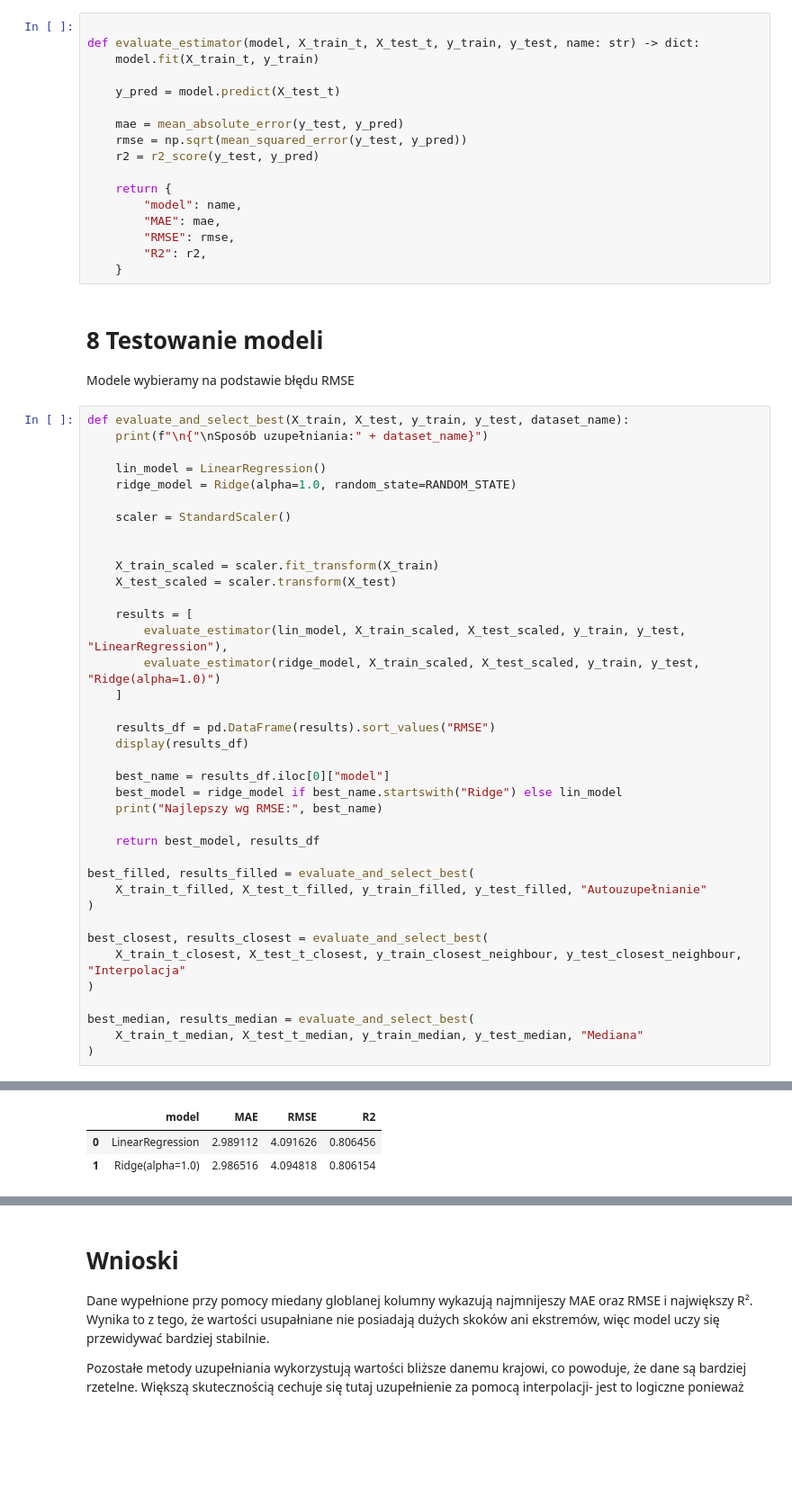
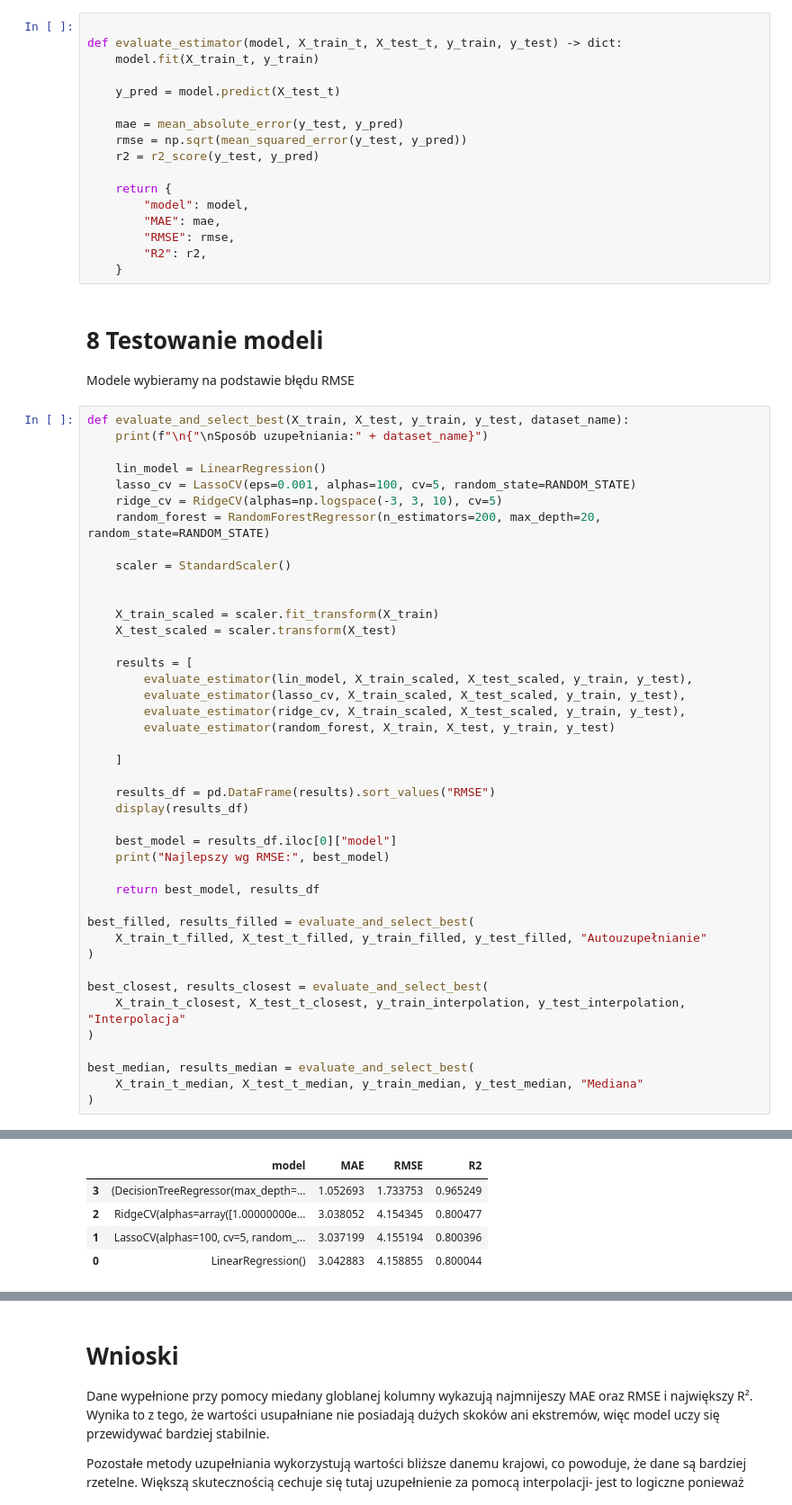
Before and after one commit to Paffeueq/data_mining_project, a Jupyter notebook: Life_Expectancy_Regression.ipynb, the cells around one changed output, grey strips where cells are left out. Shown at 90% size. Cells and saved outputs as stored; diff of their text form; blank space fills up the shorter version.

Commit message:
Dodano porównanie większej ilości modeli

```diff
--- a/Life_Expectancy_Regression.ipynb
+++ b/Life_Expectancy_Regression.ipynb
@@ -468,7 +469,7 @@ Następnie aby ocenić jakość modelu używamy:
 - R² – współczynnik determinacji- określa jaka część zmienności danych jest wyjaśniona przez model (im bliżej 1, tym lepiej).
 # %%
 
-def evaluate_estimator(model, X_train_t, X_test_t, y_train, y_test, name: str) -> dict:
+def evaluate_estimator(model, X_train_t, X_test_t, y_train, y_test) -> dict:
     model.fit(X_train_t, y_train)
 
     y_pred = model.predict(X_test_t)
@@ -478,7 +479,7 @@ def evaluate_estimator(model, X_train_t, X_test_t, y_train, y_test, name: str) -
     r2 = r2_score(y_test, y_pred)
 
     return {
-        "model": name,
+        "model": model,
         "MAE": mae,
         "RMSE": rmse,
         "R2": r2,
@@ -492,41 +493,47 @@ def evaluate_and_select_best(X_train, X_test, y_train, y_test, dataset_name):
     print(f"\n{"\nSposób uzupełniania:" + dataset_name}")
 
     lin_model = LinearRegression()
-    ridge_model = Ridge(alpha=1.0, random_state=RANDOM_STATE)
+    lasso_cv = LassoCV(eps=0.001, alphas=100, cv=5, random_state=RANDOM_STATE)
+    ridge_cv = RidgeCV(alphas=np.logspace(-3, 3, 10), cv=5)
+    random_forest = RandomForestRegressor(n_estimators=200, max_depth=20, random_state=RANDOM_STATE)
 
     scaler = StandardScaler()
 
 
     X_train_scaled = scaler.fit_transform(X_train)
     X_test_scaled = scaler.transform(X_test)
 
     results = [
-        evaluate_estimator(lin_model, X_train_scaled, X_test_scaled, y_train, y_test, "LinearRegression"),
-        evaluate_estimator(ridge_model, X_train_scaled, X_test_scaled, y_train, y_test, "Ridge(alpha=1.0)")
+        evaluate_estimator(lin_model, X_train_scaled, X_test_scaled, y_train, y_test),
+        evaluate_estimator(lasso_cv, X_train_scaled, X_test_scaled, y_train, y_test),
+        evaluate_estimator(ridge_cv, X_train_scaled, X_test_scaled, y_train, y_test),
+        evaluate_estimator(random_forest, X_train, X_test, y_train, y_test)
+
     ]
 
     results_df = pd.DataFrame(results).sort_values("RMSE")
     display(results_df)
 
-    best_name = results_df.iloc[0]["model"]
-    best_model = ridge_model if best_name.startswith("Ridge") else lin_model
-    print("Najlepszy wg RMSE:", best_name)
+    best_model = results_df.iloc[0]["model"]
+    print("Najlepszy wg RMSE:", best_model)
 
     return best_model, results_df
 
 best_filled, results_filled = evaluate_and_select_best(
     X_train_t_filled, X_test_t_filled, y_train_filled, y_test_filled, "Autouzupełnianie"
 )
 
 best_closest, results_closest = evaluate_and_select_best(
-    X_train_t_closest, X_test_t_closest, y_train_closest_neighbour, y_test_closest_neighbour, "Interpolacja"
+    X_train_t_closest, X_test_t_closest, y_train_interpolation, y_test_interpolation, "Interpolacja"
 )
 
 best_median, results_median = evaluate_and_select_best(
     X_train_t_median, X_test_t_median, y_train_median, y_test_median, "Mediana"
 )
 # %% [output]
 Sposób uzupełniania:Autouzupełnianie
 |  | model | MAE | RMSE | R2 |
-| 0 | LinearRegression | 2.989112 | 4.091626 | 0.806456 |
-| 1 | Ridge(alpha=1.0) | 2.986516 | 4.094818 | 0.806154 |
+| 3 | (DecisionTreeRegressor(max_depth=... | 1.052693 | 1.733753 | 0.965249 |
+| 2 | RidgeCV(alphas=array([1.00000000e... | 3.038052 | 4.154345 | 0.800477 |
+| 1 | LassoCV(alphas=100, cv=5, random_... | 3.037199 | 4.155194 | 0.800396 |
+| 0 | LinearRegression() | 3.042883 | 4.158855 | 0.800044 |
```
Also changed, not shown: parts of 3 cells of this notebook.
